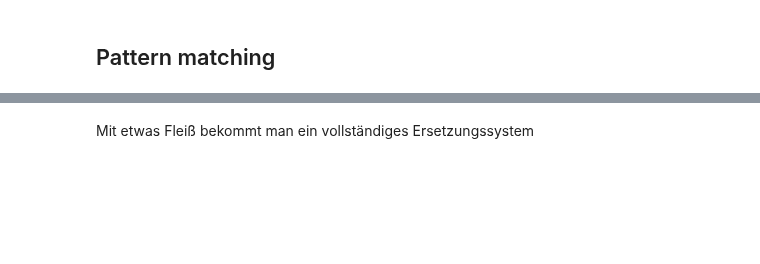
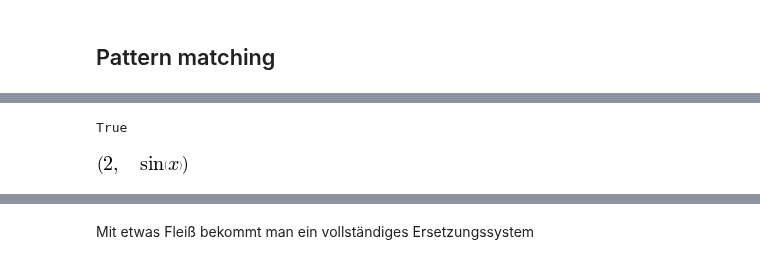
Before and after one commit to Ruediger-Braun/compana16, a Jupyter notebook: Lektion13.ipynb, the cells around one changed output, grey strips where cells are left out. Saved outputs shown, nothing was run; the diff lists cells and outputs as text; code cells hidden in the pictures; blank space fills up the shorter version.

```diff
--- a/Lektion13.ipynb
+++ b/Lektion13.ipynb
@@ -143,3 +203,11 @@ expand_sin_x_halbe(a)
+# %%
+a.is_Mul
+# %% [output]
+True
+# %%
+a.args
+# %% [output]
+[figure, added]
 # %%
 def expand_sin_x_halbe(ausdr):
     ausdr = S(ausdr)
```
Also changed, not shown: parts of 32 cells of this notebook.
